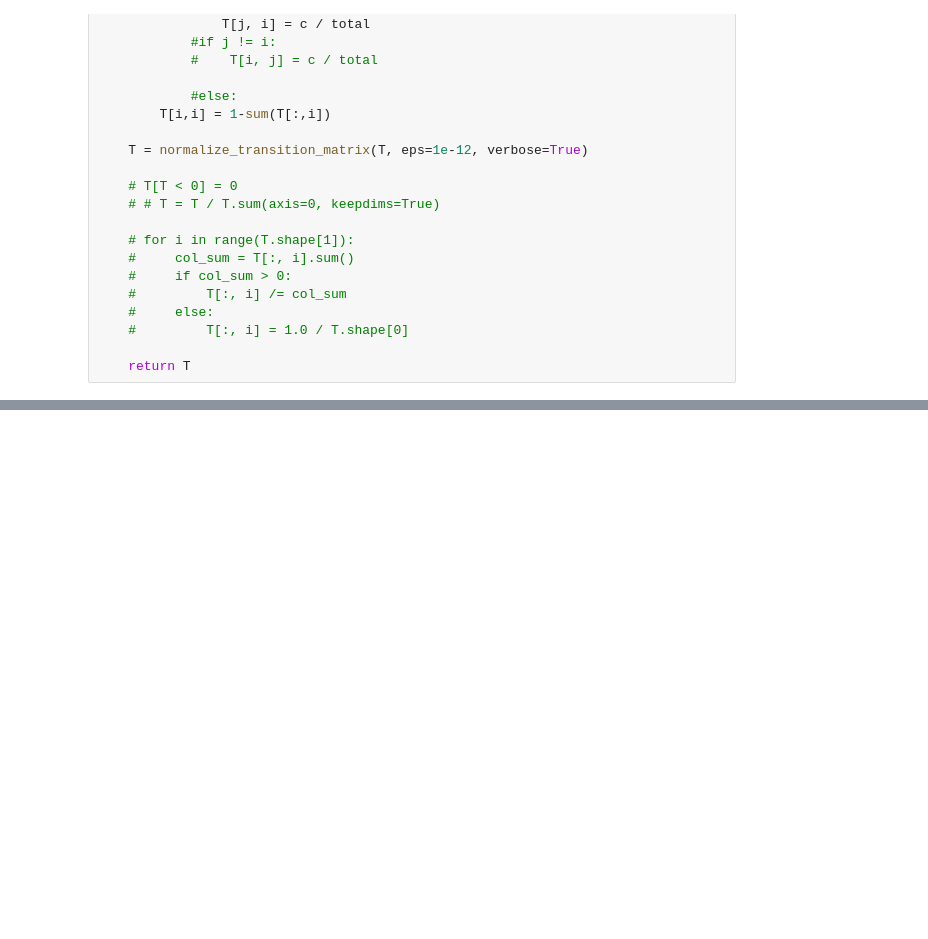
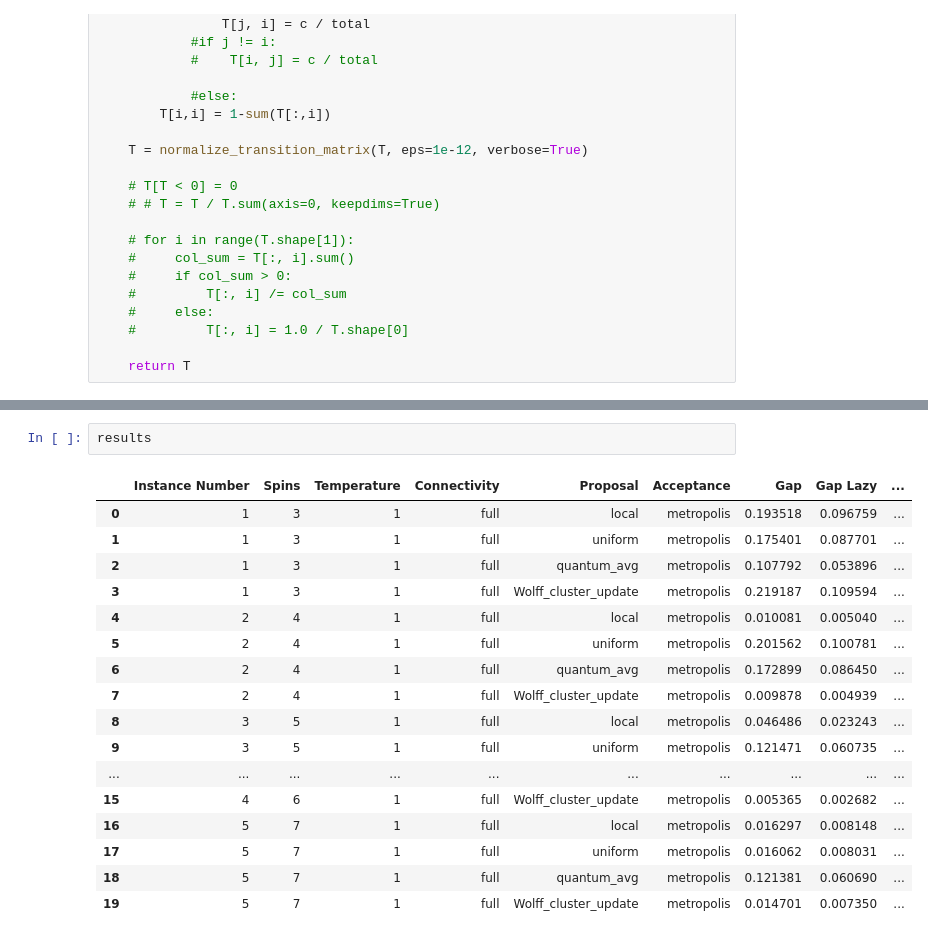
Before and after one commit to vinitX/Quantum-Sampling, a Jupyter notebook: Manas' Proposals/New_samplers.ipynb, the cells around one changed output, grey strips where cells are left out. Saved outputs shown, nothing was run; the diff lists cells and outputs as text; blank space fills up the shorter version.

```diff
--- a/Manas' Proposals/New_samplers.ipynb
+++ b/Manas' Proposals/New_samplers.ipynb
@@ -617,0 +601,20 @@ Starting problem instance 2 of 5 with n = 4
+# %%
+results
+# %% [output]
+|  | Instance Number | Spins | Temperature | Connectivity | Proposal | Acceptance | Gap | Gap Lazy | ... |
+| 0 | 1 | 3 | 1 | full | local | metropolis | 0.193518 | 0.096759 | ... |
+| 1 | 1 | 3 | 1 | full | uniform | metropolis | 0.175401 | 0.087701 | ... |
+| 2 | 1 | 3 | 1 | full | quantum_avg | metropolis | 0.107792 | 0.053896 | ... |
+| 3 | 1 | 3 | 1 | full | Wolff_cluster_update | metropolis | 0.219187 | 0.109594 | ... |
+| 4 | 2 | 4 | 1 | full | local | metropolis | 0.010081 | 0.005040 | ... |
+| 5 | 2 | 4 | 1 | full | uniform | metropolis | 0.201562 | 0.100781 | ... |
+| 6 | 2 | 4 | 1 | full | quantum_avg | metropolis | 0.172899 | 0.086450 | ... |
+| 7 | 2 | 4 | 1 | full | Wolff_cluster_update | metropolis | 0.009878 | 0.004939 | ... |
+| 8 | 3 | 5 | 1 | full | local | metropolis | 0.046486 | 0.023243 | ... |
+| 9 | 3 | 5 | 1 | full | uniform | metropolis | 0.121471 | 0.060735 | ... |
+| ... | ... | ... | ... | ... | ... | ... | ... | ... | ... |
+| 15 | 4 | 6 | 1 | full | Wolff_cluster_update | metropolis | 0.005365 | 0.002682 | ... |
+| 16 | 5 | 7 | 1 | full | local | metropolis | 0.016297 | 0.008148 | ... |
+| 17 | 5 | 7 | 1 | full | uniform | metropolis | 0.016062 | 0.008031 | ... |
+| 18 | 5 | 7 | 1 | full | quantum_avg | metropolis | 0.121381 | 0.060690 | ... |
+| 19 | 5 | 7 | 1 | full | Wolff_cluster_update | metropolis | 0.014701 | 0.007350 | ... |
```
Also changed, not shown: parts of 5 cells of this notebook, 1 other file.
